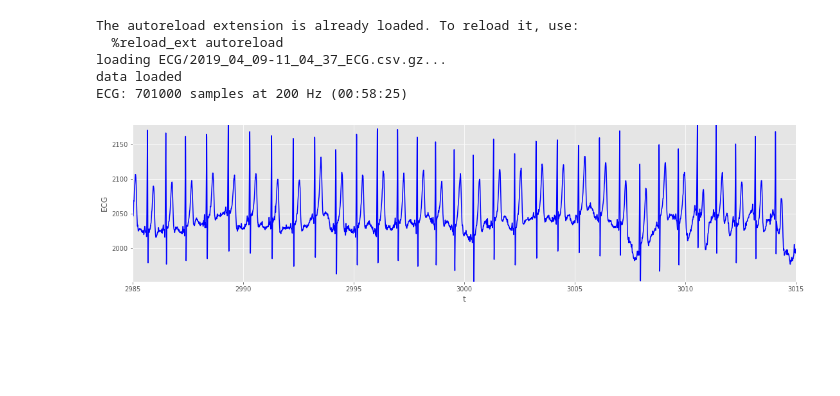
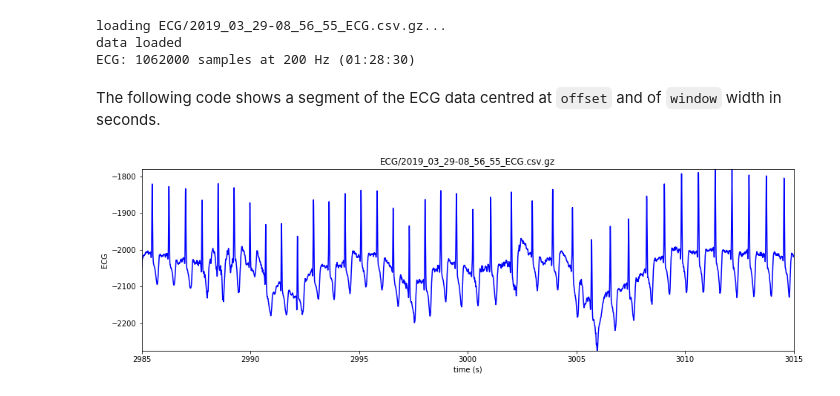
Before and after one commit to boyle/2018-measure-stress, a Jupyter notebook: proc/HRV.ipynb, the cells around one changed output. Cells and saved outputs as stored; diff of their text form; code cells hidden in the pictures; blank space fills up the shorter version.

```diff
--- a/proc/HRV.ipynb
+++ b/proc/HRV.ipynb
@@ -1,21 +14,25 @@
 # %%
 %load_ext autoreload
 %autoreload 2
-#import stress
+import stress
 import math
 import numpy as np
 from matplotlib import pyplot as plt
 
+FILE_INDEX = 0
+
 # load ECG data
-files = ('2018_12_05-10_35_00_ECG.csv.gz',
-         '2019_03_29-08_56_55_ECG.csv.gz',
-         '2019_04_09-11_04_37_ECG.csv.gz',
-         '2019_06_10-10_46_26_ECG.csv.gz',
-         '2019_02_15-12_09_23_ECG.csv.gz',
-         '2019_04_05-09_33_16_ECG.csv.gz',
-         '2019_06_07-11_18_26_ECG.csv.gz',
-         '2019_06_14-11_08_30_ECG.csv.gz')
-filename = 'ECG/' + files[2]
+files = (
+         '2019_06_07-11_18_26_ECG.csv.gz',  #  [0]
+         '2019_06_10-10_46_26_ECG.csv.gz',  #  [1]
+         '2019_06_14-11_08_30_ECG.csv.gz',  #  [2]
+         '2018_12_05-10_35_00_ECG.csv.gz',  #  [3]
+         '2019_02_15-12_09_23_ECG.csv.gz',  #  [4] low quality ECG
+         '2019_04_05-09_33_16_ECG.csv.gz',  #  [5] 50% usable data... SQI masks data correctly
+         '2019_03_29-08_56_55_ECG.csv.gz',  #  [6] (was failing)
+         '2019_04_09-11_04_37_ECG.csv.gz',  #  [7] (was failing); works now
+)
+filename = 'ECG/' + files[FILE_INDEX]
 print('loading '+filename+'...')
 ecg = np.genfromtxt(filename, delimiter = ',')
 ecg = ecg[1:,1]
@@ -24,30 +41,40 @@ fs = int(1/5e-3)
 print('data loaded')
 sec = len(ecg)/fs
 print('ECG: %d samples at %d Hz (%02d:%02d:%02d)' % (len(ecg), fs, math.floor(sec/60/60), math.fmod(math.floor(sec/60), 60), math.fmod(sec, 60) ))
+
+if FILE_INDEX in [6]:
+   ecg = -ecg
 # %% [output]
-The autoreload extension is already loaded. To reload it, use:
-  %reload_ext autoreload
-loading ECG/2019_04_09-11_04_37_ECG.csv.gz...
+loading ECG/2019_03_29-08_56_55_ECG.csv.gz...
 data loaded
-ECG: 701000 samples at 200 Hz (00:58:25)
+ECG: 1062000 samples at 200 Hz (01:28:30)
+# %% [markdown]
+The following code shows a segment of the ECG data centred at `offset` and of `window` width in seconds.
 # %%
-
 offset = 3000 # seconds
 window = 30 # seconds
 
+def plot_ecg(ecg, qrs = None, offset = None, window = None, fs = 200):
+    if offset == None: offset = len(ecg)/fs/2
+    if window == None: window = len(ecg)/fs
+    ax = plt.gca()
+    ax.set_xlabel("time (s)")
+    ax.set_ylabel("ECG")
+    if qrs != None:
+        t_qrs = [i/fs for i in qrs]
+        ax.scatter(t_qrs, ecg[qrs], color='r')
+    t = [i/fs for i in range(len(ecg))]
+    ax.plot(t, ecg, color='b')
+    ax.set_xlim(offset-window/2,offset+window/2)
+    sel = np.arange(int((offset-window/2)*fs),int((offset+window/2)*fs))
+    ax.set_ylim(min(ecg[sel]),max(ecg[sel]))
+
 plt.clf()
-#plt.title("Matplotlib demo")
-plt.xlabel("t")
-plt.ylabel("ECG")
-t = [i/fs for i in range(len(ecg))]
-plt.plot(t, ecg, color='b')
-plt.xlim(offset-window/2,offset+window/2)
-sel = np.arange(int((offset-window/2)*fs),int((offset+window/2)*fs))
-plt.ylim(min(ecg[sel]),max(ecg[sel]))
+plot_ecg(ecg, offset = offset, window = window)
 
+plt.title(filename)
 fig = plt.gcf()
-fig.set_size_inches(18.5, 4.5)
-
+fig.set_size_inches(15.75, 4.5)
 plt.show()
 # %% [output]
-[figure, old version]
+[figure, new version]
```
Also changed, not shown: parts of 11 cells of this notebook, 1 other file.
